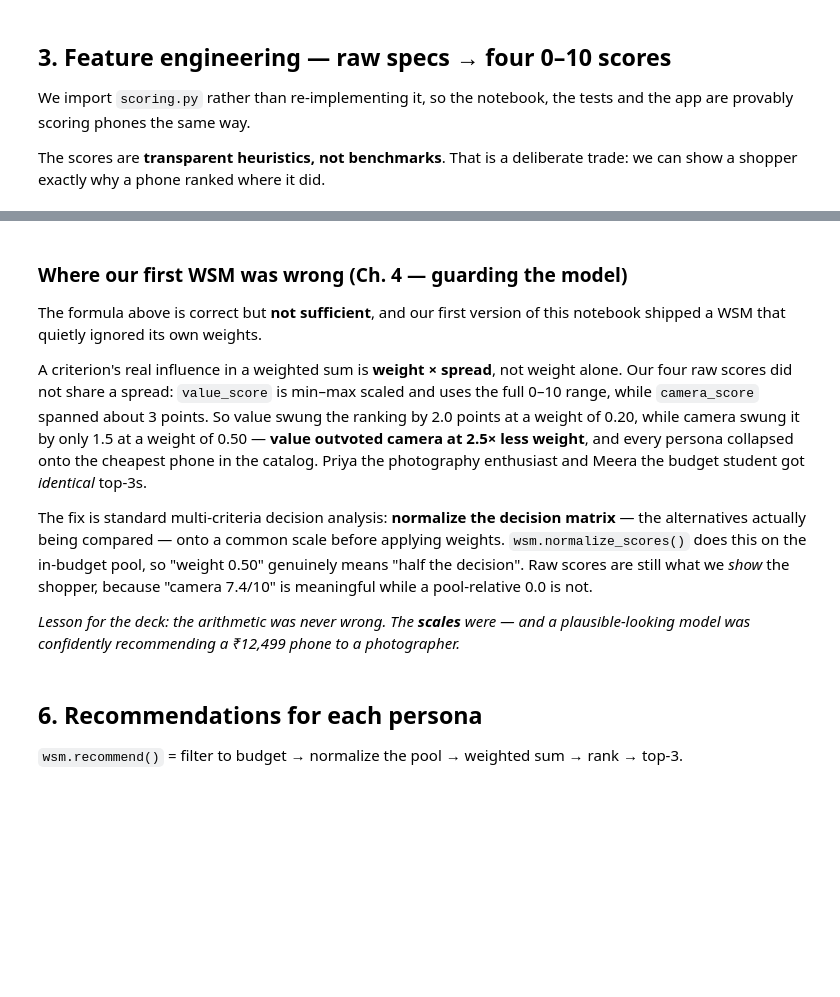
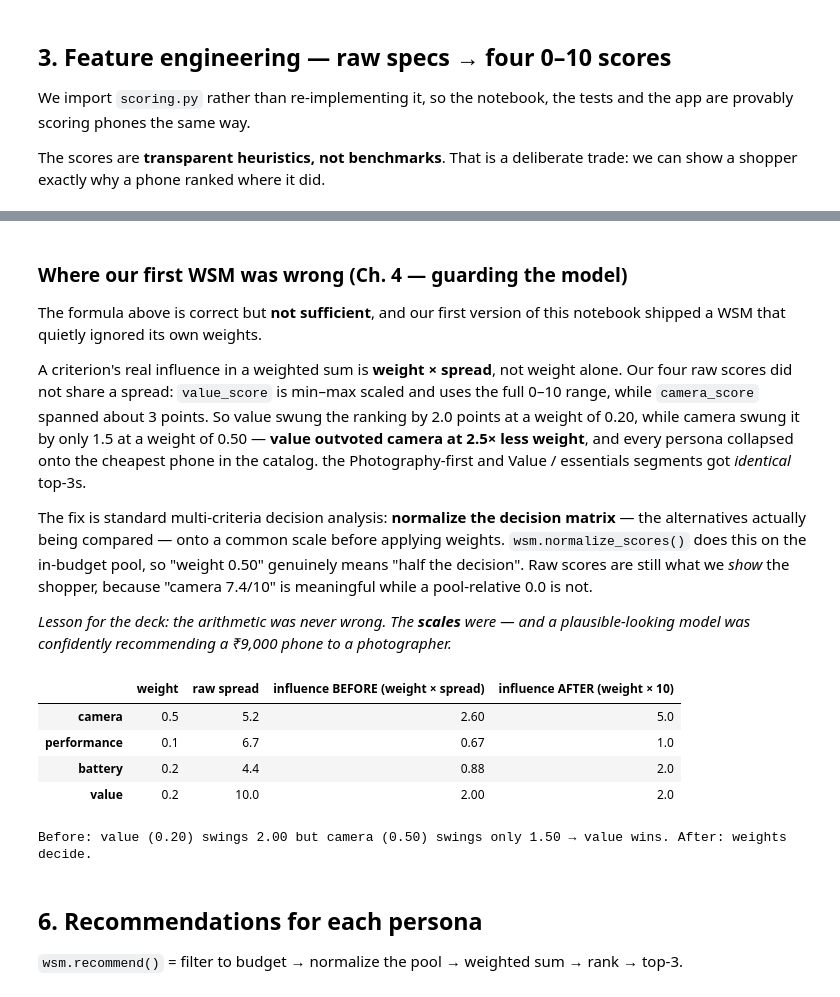
Before and after one commit to Nikhil210206/Galaxy-Pick, a Jupyter notebook: notebooks/pj1_analysis.ipynb, the cells around one changed output, grey strips where cells are left out. Cells and saved outputs as stored; diff of their text form; code cells hidden in the pictures; blank space fills up the shorter version.

```diff
--- a/notebooks/pj1_analysis.ipynb
+++ b/notebooks/pj1_analysis.ipynb
@@ -177,23 +314,30 @@ assert result == 7.5
 
 The formula above is correct but **not sufficient**, and our first version of this notebook shipped a WSM that quietly ignored its own weights.
 
-A criterion's real influence in a weighted sum is **weight × spread**, not weight alone. Our four raw scores did not share a spread: `value_score` is min–max scaled and uses the full 0–10 range, while `camera_score` spanned about 3 points. So value swung the ranking by 2.0 points at a weight of 0.20, while camera swung it by only 1.5 at a weight of 0.50 — **value outvoted camera at 2.5× less weight**, and every persona collapsed onto the cheapest phone in the catalog. Priya the photography enthusiast and Meera the budget student got *identical* top-3s.
+A criterion's real influence in a weighted sum is **weight × spread**, not weight alone. Our four raw scores did not share a spread: `value_score` is min–max scaled and uses the full 0–10 range, while `camera_score` spanned about 3 points. So value swung the ranking by 2.0 points at a weight of 0.20, while camera swung it by only 1.5 at a weight of 0.50 — **value outvoted camera at 2.5× less weight**, and every persona collapsed onto the cheapest phone in the catalog. the Photography-first and Value / essentials segments got *identical* top-3s.
 
 The fix is standard multi-criteria decision analysis: **normalize the decision matrix** — the alternatives actually being compared — onto a common scale before applying weights. `wsm.normalize_scores()` does this on the in-budget pool, so "weight 0.50" genuinely means "half the decision". Raw scores are still what we *show* the shopper, because "camera 7.4/10" is meaningful while a pool-relative 0.0 is not.
 
-*Lesson for the deck: the arithmetic was never wrong. The **scales** were — and a plausible-looking model was confidently recommending a ₹12,499 phone to a photographer.*
+*Lesson for the deck: the arithmetic was never wrong. The **scales** were — and a plausible-looking model was confidently recommending a ₹9,000 phone to a photographer.*
 # %%
 # The imbalance, quantified — this is the bug that normalization removes.
-priya = personas.PERSONAS["Priya — Photography enthusiast"]["weights"]
+photo = personas.PERSONAS["Photography-first"]["weights"]
 
 diag = pd.DataFrame({
-    "weight": [priya[f] for f in wsm.FACTORS],
+    "weight": [photo[f] for f in wsm.FACTORS],
     "raw spread": [round(df[c].max() - df[c].min(), 1) for c in wsm.SCORE_COLS],
 }, index=wsm.FACTORS)
 diag["influence BEFORE (weight × spread)"] = (diag["weight"] * diag["raw spread"]).round(2)
 diag["influence AFTER (weight × 10)"] = (diag["weight"] * 10).round(2)
 display(diag)
 print("Before: value (0.20) swings 2.00 but camera (0.50) swings only 1.50 → value wins. After: weights decide.")
+# %% [output]
+|  | weight | raw spread | influence BEFORE (weight × spread) | influence AFTER (weight × 10) |
+| camera | 0.5 | 5.2 | 2.60 | 5.0 |
+| performance | 0.1 | 6.7 | 0.67 | 1.0 |
+| battery | 0.2 | 4.4 | 0.88 | 2.0 |
+| value | 0.2 | 10.0 | 2.00 | 2.0 |
+Before: value (0.20) swings 2.00 but camera (0.50) swings only 1.50 → value wins. After: weights decide.
 # %% [markdown]
 ## 6. Recommendations for each persona
 
```
Also changed, not shown: parts of 20 cells of this notebook, 16 other files.
